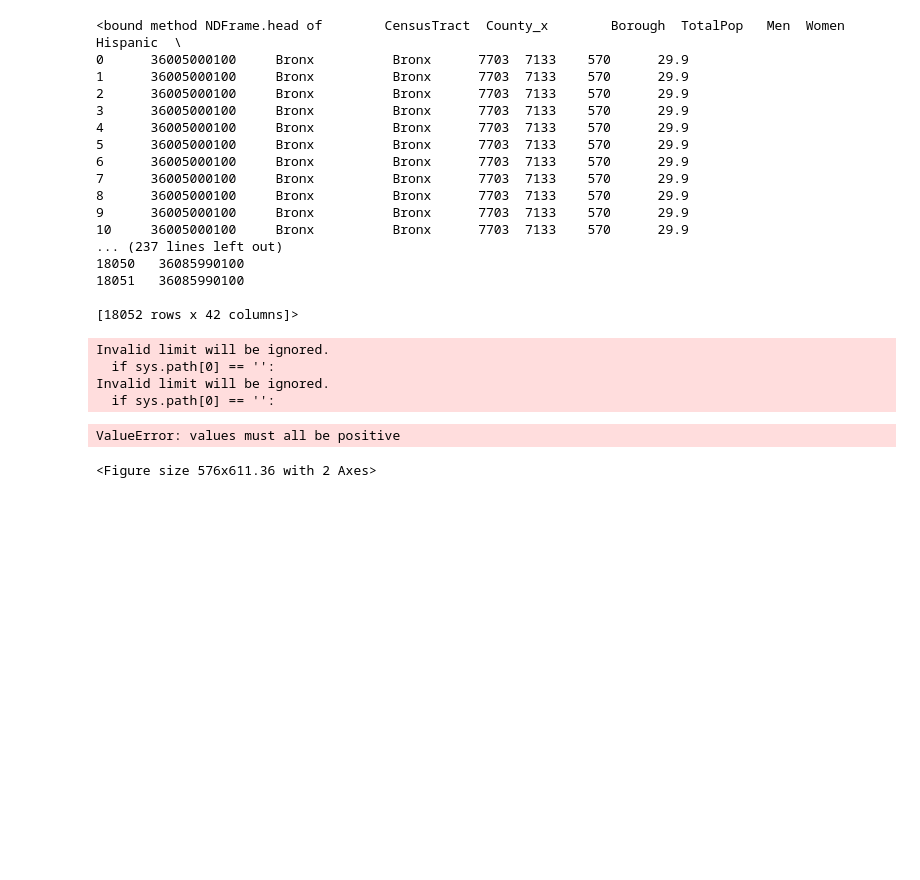
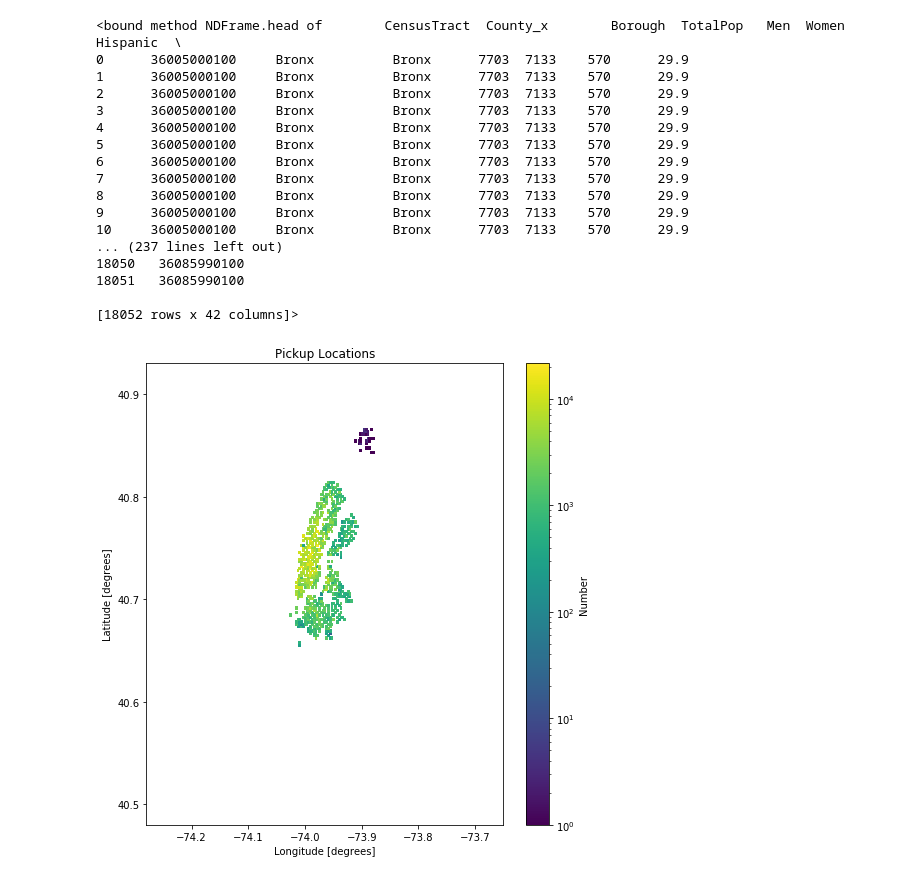
Before and after one commit to amyscott303/Thinkful, a Jupyter notebook: NY.ipynb, the cells around one changed output. Saved outputs shown, nothing was run; the diff lists cells and outputs as text; code cells hidden in the pictures; blank space fills up the shorter version.

```diff
--- a/NY.ipynb
+++ b/NY.ipynb
@@ -111,21 +111,17 @@ df.head
 # %%
 latmin = 40.48
 lonmin = -74.28
 latmax = 40.93
 lonmax = -73.65
-ratio = np.cos(40.7 * np.pi/180) * (lonmax-lonmin) /(latmax-latmin)
+# ratio = np.cos(40.7 * np.pi/180) * np.abs(lonmax-lonmin) /np.abs(latmax-latmin)
 from matplotlib.colors import LogNorm
 fig = plt.figure(1, figsize=(8,ratio*8) )
-hist = plt.hist2d(df_bike.start_station_latitude,df_bike.end_station_latitude,bins=199,range=[[lonmin,lonmax],[latmin,latmax]],norm=LogNorm())
+hist = plt.hist2d(bike.start_station_longitude,bike.start_station_latitude,bins=199,
+                  range=[[lonmin,lonmax],[latmin,latmax]],norm=LogNorm())
 plt.xlabel('Longitude [degrees]')
 plt.ylabel('Latitude [degrees]')
 plt.title('Pickup Locations')
 plt.colorbar(label='Number')
 plt.show()
 # %% [output]
-Invalid limit will be ignored.
-  if sys.path[0] == '':
-Invalid limit will be ignored.
-  if sys.path[0] == '':
-ValueError: values must all be positive
-<Figure size 576x611.36 with 2 Axes>
+[figure, added]
```
Also changed, not shown: parts of 1 cell of this notebook.
